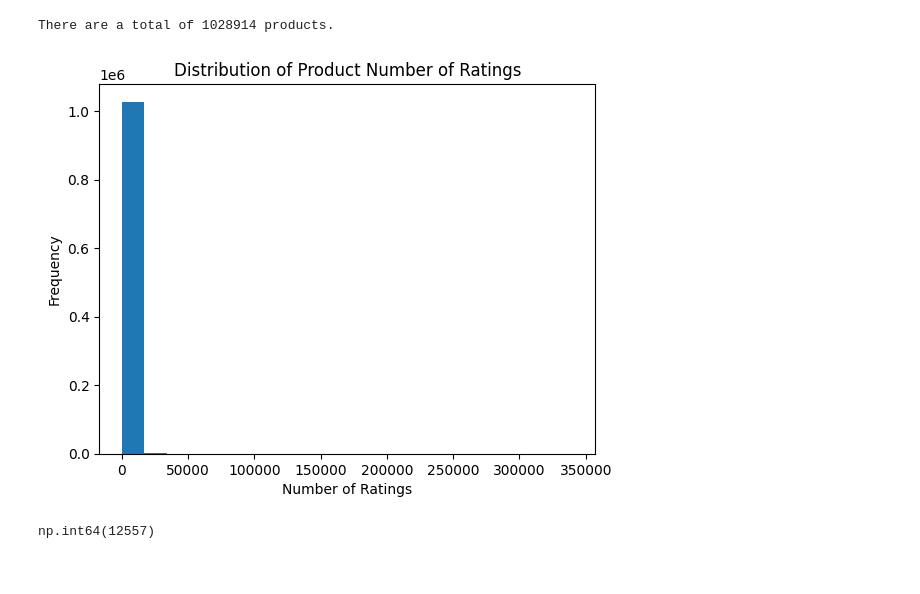
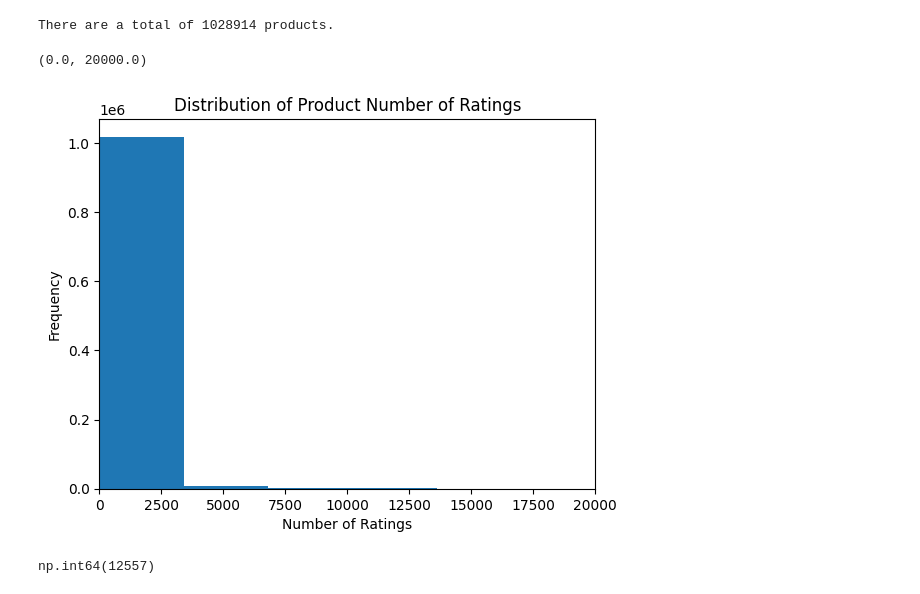
Before and after one commit to the-data-science-union/DSU-W2025-Improving-Marketplace-Search, a Jupyter notebook: beauty_and_personal_care_filtering.ipynb, the cells around one changed output. Saved outputs shown, nothing was run; the diff lists cells and outputs as text; code cells hidden in the pictures.

```diff
--- a/beauty_and_personal_care_filtering.ipynb
+++ b/beauty_and_personal_care_filtering.ipynb
@@ -4,7 +4,7 @@ import re
 import numpy as np
 import matplotlib.pyplot as plt
 # %%
-file='C:/Users/benja/Downloads/meta_Beauty_and_Personal_Care.jsonl/meta_Beauty_and_Personal_Care.jsonl'
+file="C:/Users/benja/Desktop/Improving_Mp_Search/meta_Beauty_and_Personal_Care.jsonl/meta_Beauty_and_Personal_Care.jsonl"
 
 products = []
 
@@ -33,13 +33,14 @@ for product in products:
 
 num_ratings = np.array(num_ratings)
 # %%
-plt.hist(num_ratings, bins=20)
+plt.hist(num_ratings, bins=100)
 plt.title('Distribution of Product Number of Ratings')
 plt.xlabel('Number of Ratings')
 plt.ylabel('Frequency')
-plt.show()
+plt.xlim(0, 20000)
 # %% [output]
+(0.0, 20000.0)
-[figure, old version]
+[figure, new version]
 # %%
 # Top 2000 products by number of ratings have at least this many
 sorted(num_ratings)[-2000]
```
Also changed, not shown: parts of 6 cells of this notebook, 1 other file.
